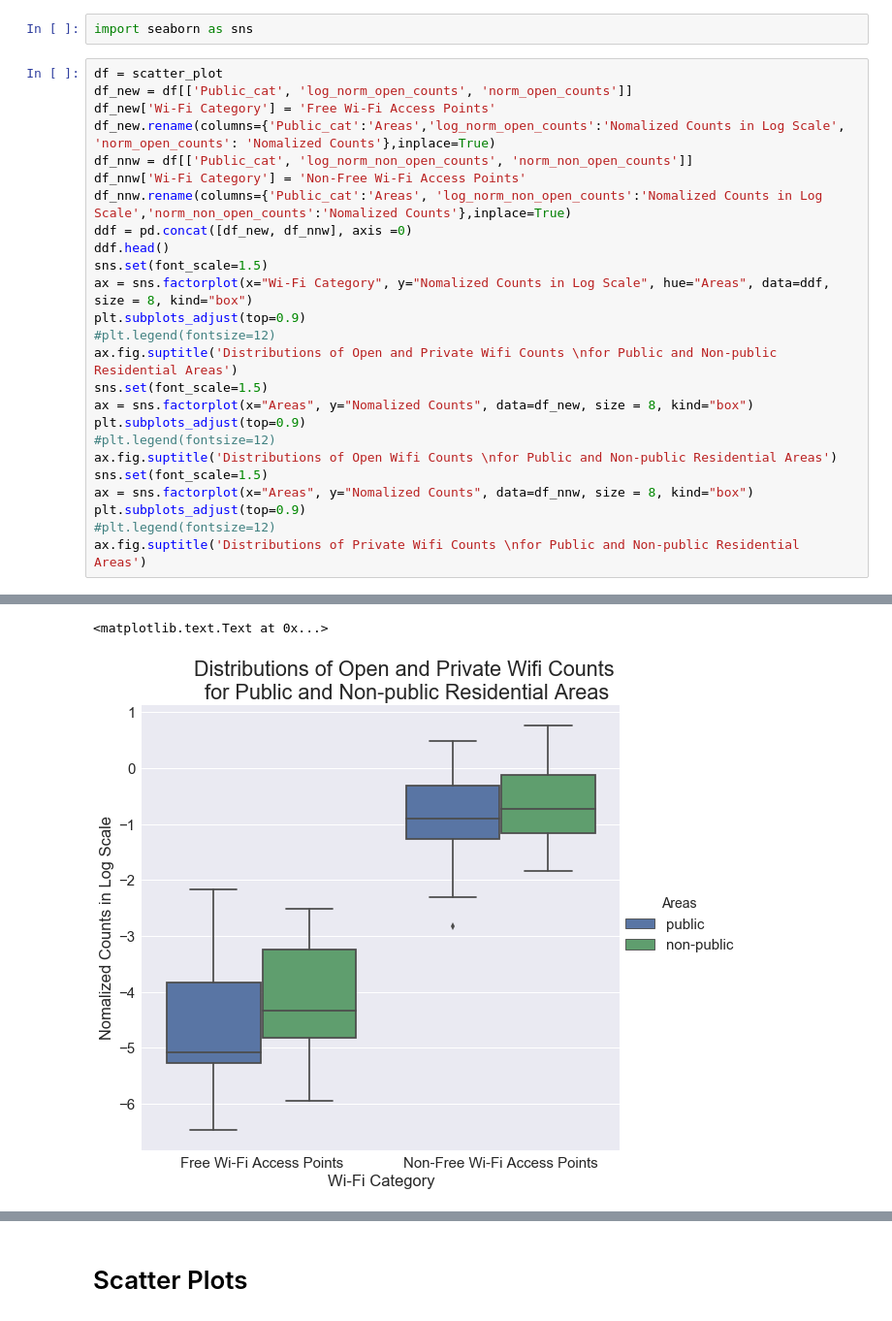
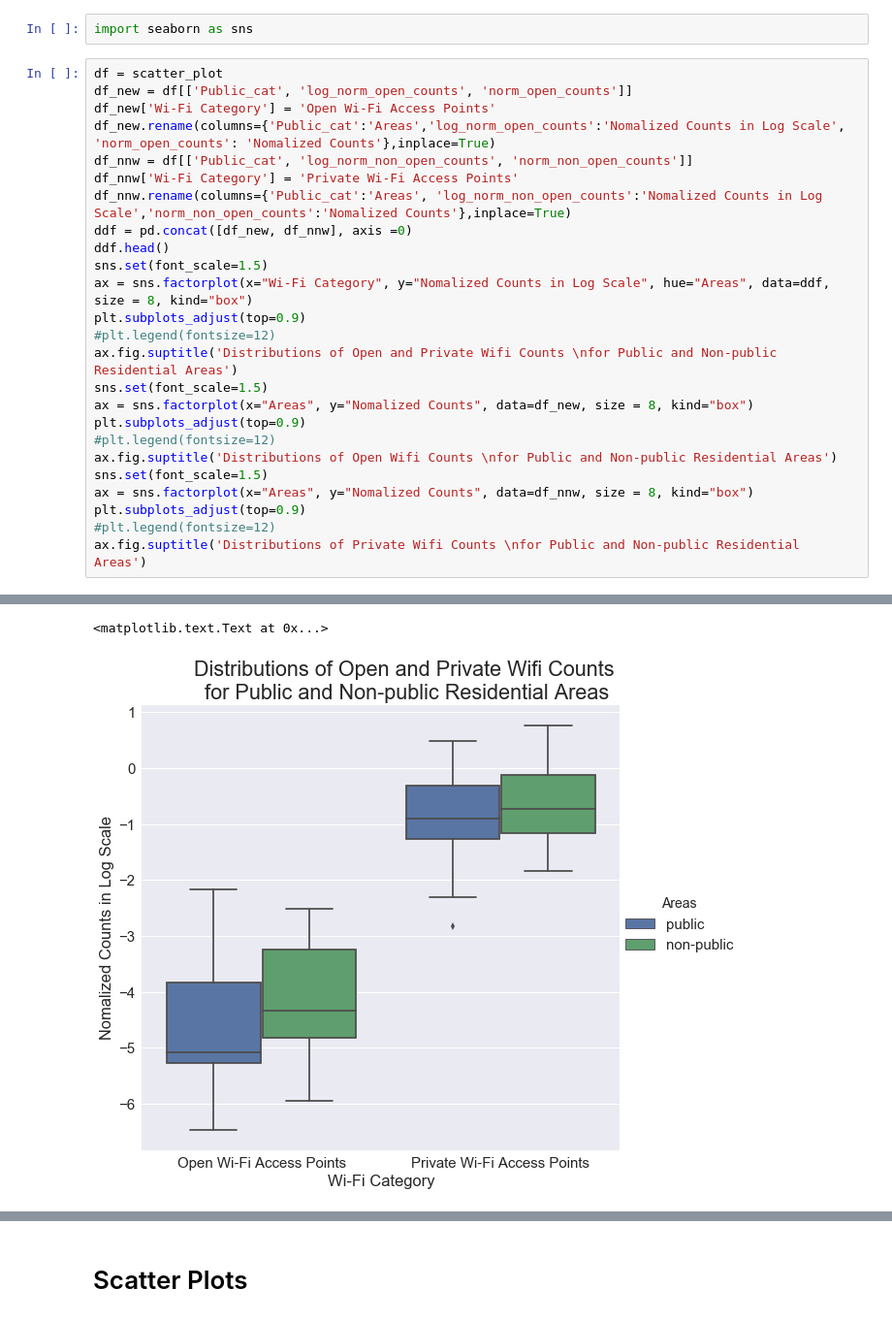
Before and after one commit to cor215/WiFind2017, a Jupyter notebook: Final Analysis - Wifind.ipynb, the cells around one changed output, grey strips where cells are left out. Shown at 97% size. Cells and saved outputs as stored; diff of their text form.

```diff
--- a/Final Analysis - Wifind.ipynb
+++ b/Final Analysis - Wifind.ipynb
@@ -1431,44 +1431,44 @@ import seaborn as sns
 # %%
 df = scatter_plot
 df_new = df[['Public_cat', 'log_norm_open_counts', 'norm_open_counts']]
-df_new['Wi-Fi Category'] = 'Free Wi-Fi Access Points'
+df_new['Wi-Fi Category'] = 'Open Wi-Fi Access Points'
 df_new.rename(columns={'Public_cat':'Areas','log_norm_open_counts':'Nomalized Counts in Log Scale', 'norm_open_counts': 'Nomalized Counts'},inplace=True)
 df_nnw = df[['Public_cat', 'log_norm_non_open_counts', 'norm_non_open_counts']]
-df_nnw['Wi-Fi Category'] = 'Non-Free Wi-Fi Access Points'
+df_nnw['Wi-Fi Category'] = 'Private Wi-Fi Access Points'
 df_nnw.rename(columns={'Public_cat':'Areas', 'log_norm_non_open_counts':'Nomalized Counts in Log Scale','norm_non_open_counts':'Nomalized Counts'},inplace=True)
 ddf = pd.concat([df_new, df_nnw], axis =0)
 ddf.head()
 sns.set(font_scale=1.5)
 ax = sns.factorplot(x="Wi-Fi Category", y="Nomalized Counts in Log Scale", hue="Areas", data=ddf, size = 8, kind="box")
 plt.subplots_adjust(top=0.9)
 #plt.legend(fontsize=12)
 ax.fig.suptitle('Distributions of Open and Private Wifi Counts \nfor Public and Non-public Residential Areas')
 sns.set(font_scale=1.5)
 ax = sns.factorplot(x="Areas", y="Nomalized Counts", data=df_new, size = 8, kind="box")
 plt.subplots_adjust(top=0.9)
 #plt.legend(fontsize=12)
 ax.fig.suptitle('Distributions of Open Wifi Counts \nfor Public and Non-public Residential Areas')
 sns.set(font_scale=1.5)
 ax = sns.factorplot(x="Areas", y="Nomalized Counts", data=df_nnw, size = 8, kind="box")
 plt.subplots_adjust(top=0.9)
 #plt.legend(fontsize=12)
 ax.fig.suptitle('Distributions of Private Wifi Counts \nfor Public and Non-public Residential Areas')
 # %% [output]
 A value is trying to be set on a copy of a slice from a DataFrame.
 Try using .loc[row_indexer,col_indexer] = value instead
 
 See the caveats in the documentation: http://pandas.pydata.org/pandas-docs/stable/indexing.html#indexing-view-versus-copy
   app.launch_new_instance()
 A value is trying to be set on a copy of a slice from a DataFrame
 
 See the caveats in the documentation: http://pandas.pydata.org/pandas-docs/stable/indexing.html#indexing-view-versus-copy
   **kwargs)
 A value is trying to be set on a copy of a slice from a DataFrame.
 Try using .loc[row_indexer,col_indexer] = value instead
 
 See the caveats in the documentation: http://pandas.pydata.org/pandas-docs/stable/indexing.html#indexing-view-versus-copy
 <matplotlib.text.Text at 0x...>
-[figure, old version]
+[figure, new version]
 [figure]
 [figure]
 # %% [markdown]
```
Also changed, not shown: parts of 16 cells of this notebook.
